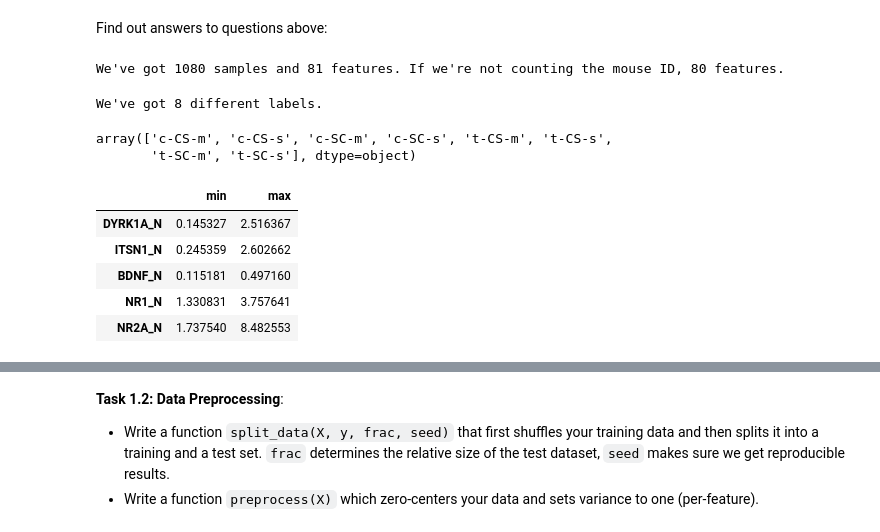
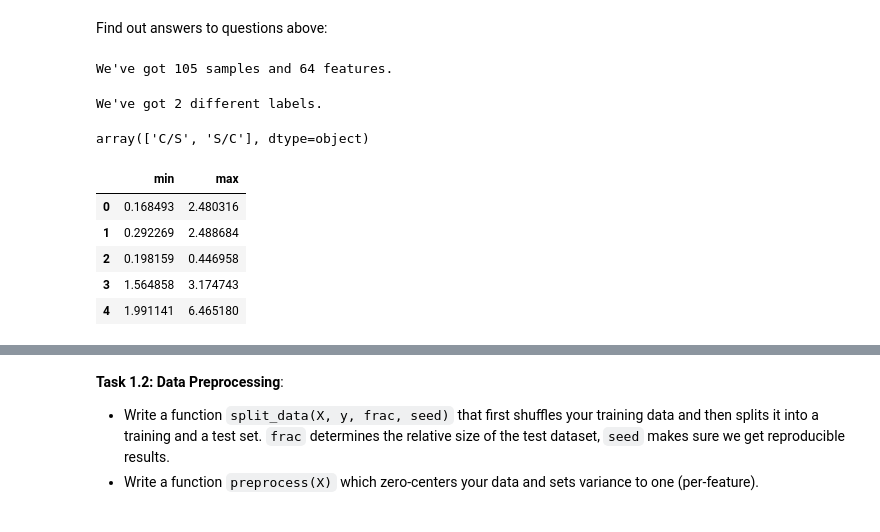
Before and after one commit to fredbec/ml-sose21, a Jupyter notebook: collect/practical_2_rike.ipynb, the cells around one changed output, grey strips where cells are left out. Saved outputs shown, nothing was run; the diff lists cells and outputs as text; code cells hidden in the pictures.

```diff
--- a/collect/practical_2_rike.ipynb
+++ b/collect/practical_2_rike.ipynb
@@ -59,40 +59,37 @@ def normalize(data):
 Find out answers to questions above:
 # %%
 #how many samples/features:
-print("We've got", df.shape[0], "samples and", df.shape[1]-1, "features. If we're not counting the mouse ID,", df.shape[1]-2, "features.")
+print("We've got", X_all.shape[0], "samples and", X_all.shape[1], "features.")
 # %% [output]
-We've got 1080 samples and 81 features. If we're not counting the mouse ID, 80 features.
+We've got 105 samples and 64 features.
 # %%
 #the classes/labels are in the 'class' variable
-print("We've got", len(np.unique(df['class'])), "different labels.")
+print("We've got", len(np.unique(t_all)), "different labels.")
 # %% [output]
-We've got 8 different labels.
+We've got 2 different labels.
 # %%
 #print class labels
-np.unique(df['class'])
+np.unique(df['Behavior'])
 # %% [output]
-array(['c-CS-m', 'c-CS-s', 'c-SC-m', 'c-SC-s', 't-CS-m', 't-CS-s',
-       't-SC-m', 't-SC-s'], dtype=object)
+array(['C/S', 'S/C'], dtype=object)
 # %%
 ###ranges of numeric predictors
-#get names of numeric predictors
-num_preds = df.columns.values.tolist()[1:78]
 
-maxvals = pd.DataFrame.max(df[num_preds], axis = 0)
-minvals = pd.DataFrame.min(df[num_preds], axis = 0)
+maxvals = np.max(X_all, axis = 0)
+minvals = np.min(X_all, axis = 0)
 
 const_dict = {'min': minvals, 'max': maxvals}
 range_df = pd.DataFrame(const_dict)
 
 #display range of first few predictors
 range_df.head()
 # %% [output]
 |  | min | max |
-| DYRK1A_N | 0.145327 | 2.516367 |
-| ITSN1_N | 0.245359 | 2.602662 |
-| BDNF_N | 0.115181 | 0.497160 |
-| NR1_N | 1.330831 | 3.757641 |
-| NR2A_N | 1.737540 | 8.482553 |
+| 0 | 0.168493 | 2.480316 |
+| 1 | 0.292269 | 2.488684 |
+| 2 | 0.198159 | 0.446958 |
+| 3 | 1.564858 | 3.174743 |
+| 4 | 1.991141 | 6.465180 |
 # %%
 ##visualising first nine observations as this allows for a 3*3 grid
 ##and that just looks a lot nicer
```
Also changed, not shown: parts of 16 cells of this notebook.
